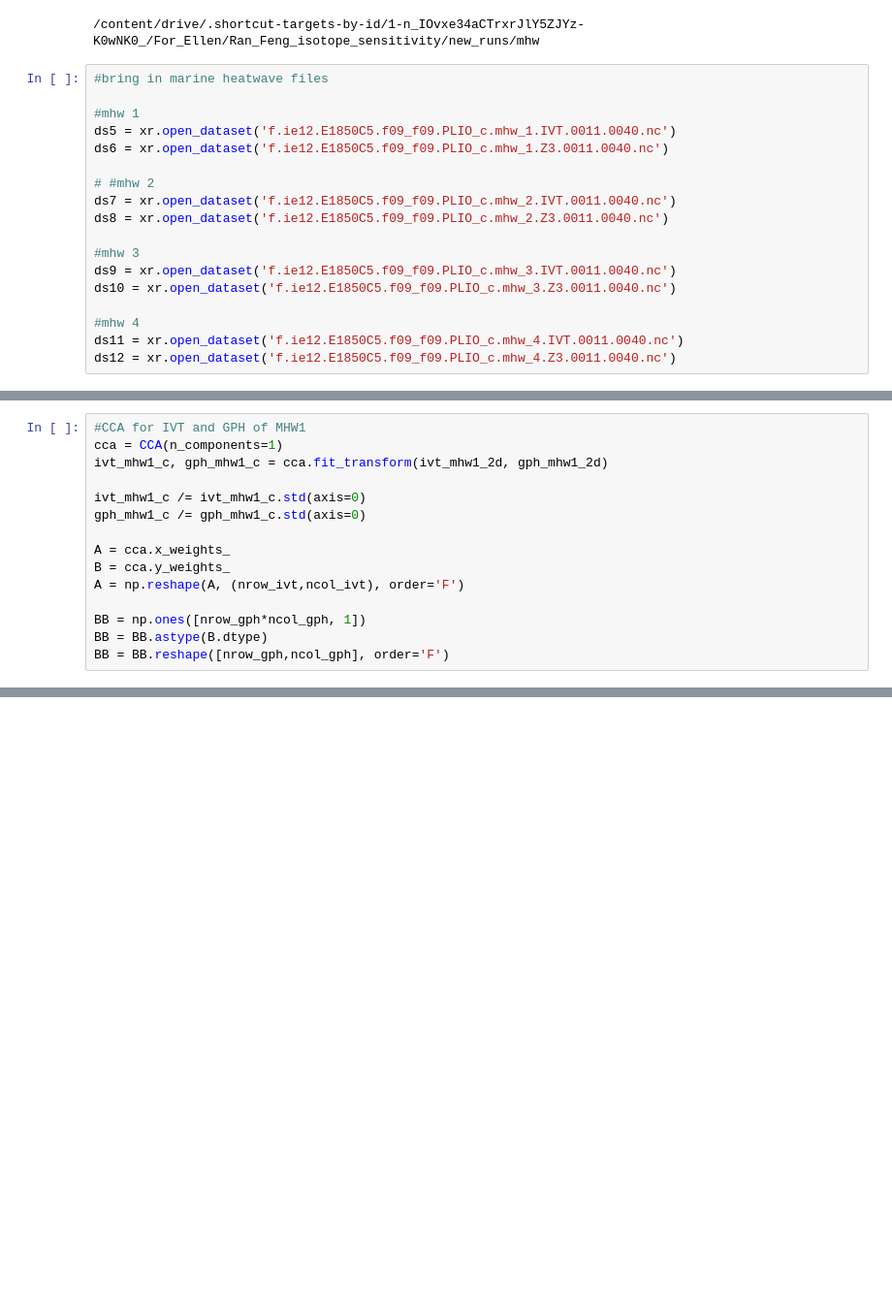
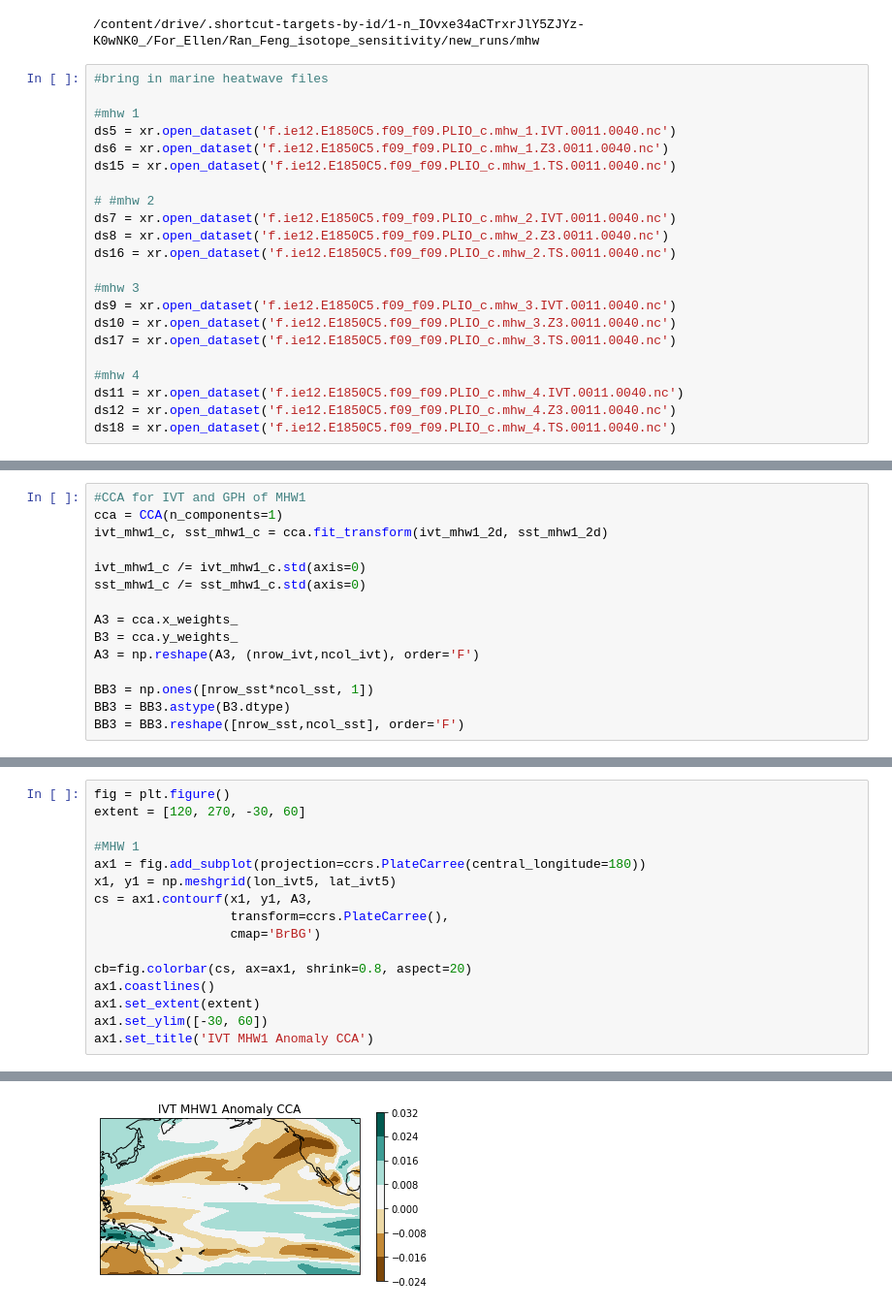
Before and after one commit to emjorgen/EnvDatSci22, a Jupyter notebook: NAM_Z3_IVT.ipynb, the cells around one changed output, grey strips where cells are left out. Shown at 97% size. Cells and saved outputs as stored; diff of their text form; blank space fills up the shorter version.

```diff
--- a/NAM_Z3_IVT.ipynb
+++ b/NAM_Z3_IVT.ipynb
@@ -79,18 +94,22 @@ cd ./mhw
 #mhw 1
 ds5 = xr.open_dataset('f.ie12.E1850C5.f09_f09.PLIO_c.mhw_1.IVT.0011.0040.nc')
 ds6 = xr.open_dataset('f.ie12.E1850C5.f09_f09.PLIO_c.mhw_1.Z3.0011.0040.nc')
+ds15 = xr.open_dataset('f.ie12.E1850C5.f09_f09.PLIO_c.mhw_1.TS.0011.0040.nc')
 
 # #mhw 2
 ds7 = xr.open_dataset('f.ie12.E1850C5.f09_f09.PLIO_c.mhw_2.IVT.0011.0040.nc')
 ds8 = xr.open_dataset('f.ie12.E1850C5.f09_f09.PLIO_c.mhw_2.Z3.0011.0040.nc')
+ds16 = xr.open_dataset('f.ie12.E1850C5.f09_f09.PLIO_c.mhw_2.TS.0011.0040.nc')
 
 #mhw 3
 ds9 = xr.open_dataset('f.ie12.E1850C5.f09_f09.PLIO_c.mhw_3.IVT.0011.0040.nc')
 ds10 = xr.open_dataset('f.ie12.E1850C5.f09_f09.PLIO_c.mhw_3.Z3.0011.0040.nc')
+ds17 = xr.open_dataset('f.ie12.E1850C5.f09_f09.PLIO_c.mhw_3.TS.0011.0040.nc')
 
 #mhw 4
 ds11 = xr.open_dataset('f.ie12.E1850C5.f09_f09.PLIO_c.mhw_4.IVT.0011.0040.nc')
 ds12 = xr.open_dataset('f.ie12.E1850C5.f09_f09.PLIO_c.mhw_4.Z3.0011.0040.nc')
+ds18 = xr.open_dataset('f.ie12.E1850C5.f09_f09.PLIO_c.mhw_4.TS.0011.0040.nc')
 # %%
 #set lat and lon bounds
 
@@ -280,15 +441,15 @@ print(pca_gph_mhw4.explained_variance_ratio_.sum())
 # %%
 #CCA for IVT and GPH of MHW1
 cca = CCA(n_components=1)
-ivt_mhw1_c, gph_mhw1_c = cca.fit_transform(ivt_mhw1_2d, gph_mhw1_2d)
+ivt_mhw1_c, sst_mhw1_c = cca.fit_transform(ivt_mhw1_2d, sst_mhw1_2d)
 
 ivt_mhw1_c /= ivt_mhw1_c.std(axis=0)
-gph_mhw1_c /= gph_mhw1_c.std(axis=0)
+sst_mhw1_c /= sst_mhw1_c.std(axis=0)
 
-A = cca.x_weights_
-B = cca.y_weights_
-A = np.reshape(A, (nrow_ivt,ncol_ivt), order='F')
+A3 = cca.x_weights_
+B3 = cca.y_weights_
+A3 = np.reshape(A3, (nrow_ivt,ncol_ivt), order='F')
 
-BB = np.ones([nrow_gph*ncol_gph, 1])
-BB = BB.astype(B.dtype)
-BB = BB.reshape([nrow_gph,ncol_gph], order='F')
+BB3 = np.ones([nrow_sst*ncol_sst, 1])
+BB3 = BB3.astype(B3.dtype)
+BB3 = BB3.reshape([nrow_sst,ncol_sst], order='F')
@@ -294,0 +562,17 @@ BB = BB.reshape([nrow_gph,ncol_gph], order='F')
+# %%
+fig = plt.figure()
+extent = [120, 270, -30, 60]
+
+#MHW 1
+ax1 = fig.add_subplot(projection=ccrs.PlateCarree(central_longitude=180))
+x1, y1 = np.meshgrid(lon_ivt5, lat_ivt5)
+cs = ax1.contourf(x1, y1, A3,
+                  transform=ccrs.PlateCarree(),
+                  cmap='BrBG')
+
+cb=fig.colorbar(cs, ax=ax1, shrink=0.8, aspect=20)
+ax1.coastlines()
+ax1.set_extent(extent)
+ax1.set_ylim([-30, 60])
+ax1.set_title('IVT MHW1 Anomaly CCA')
+# %% [output]
@@ -294,0 +580 @@ BB = BB.reshape([nrow_gph,ncol_gph], order='F')
+[figure, added]
```
Also changed, not shown: parts of 26 cells of this notebook.
